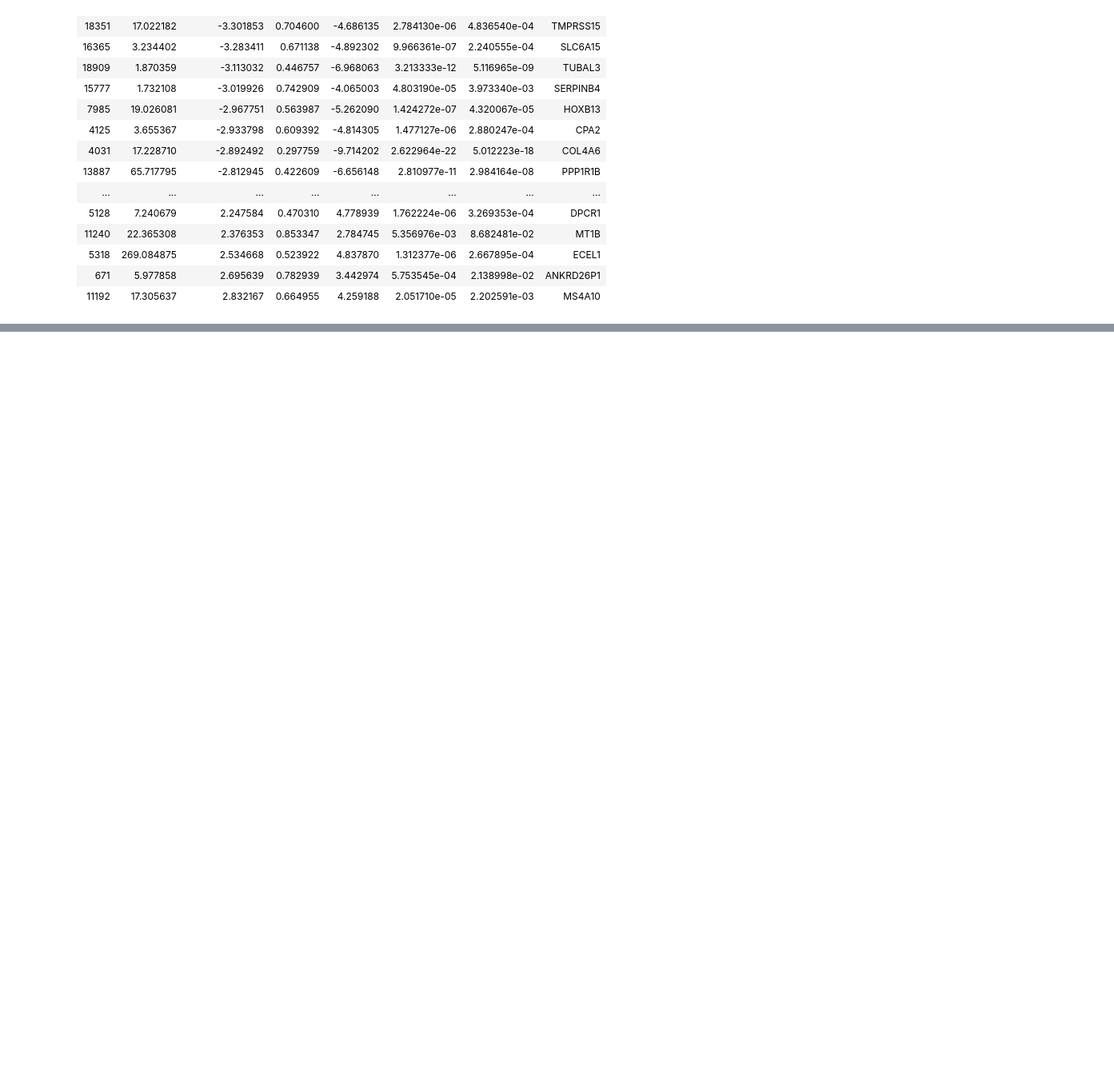
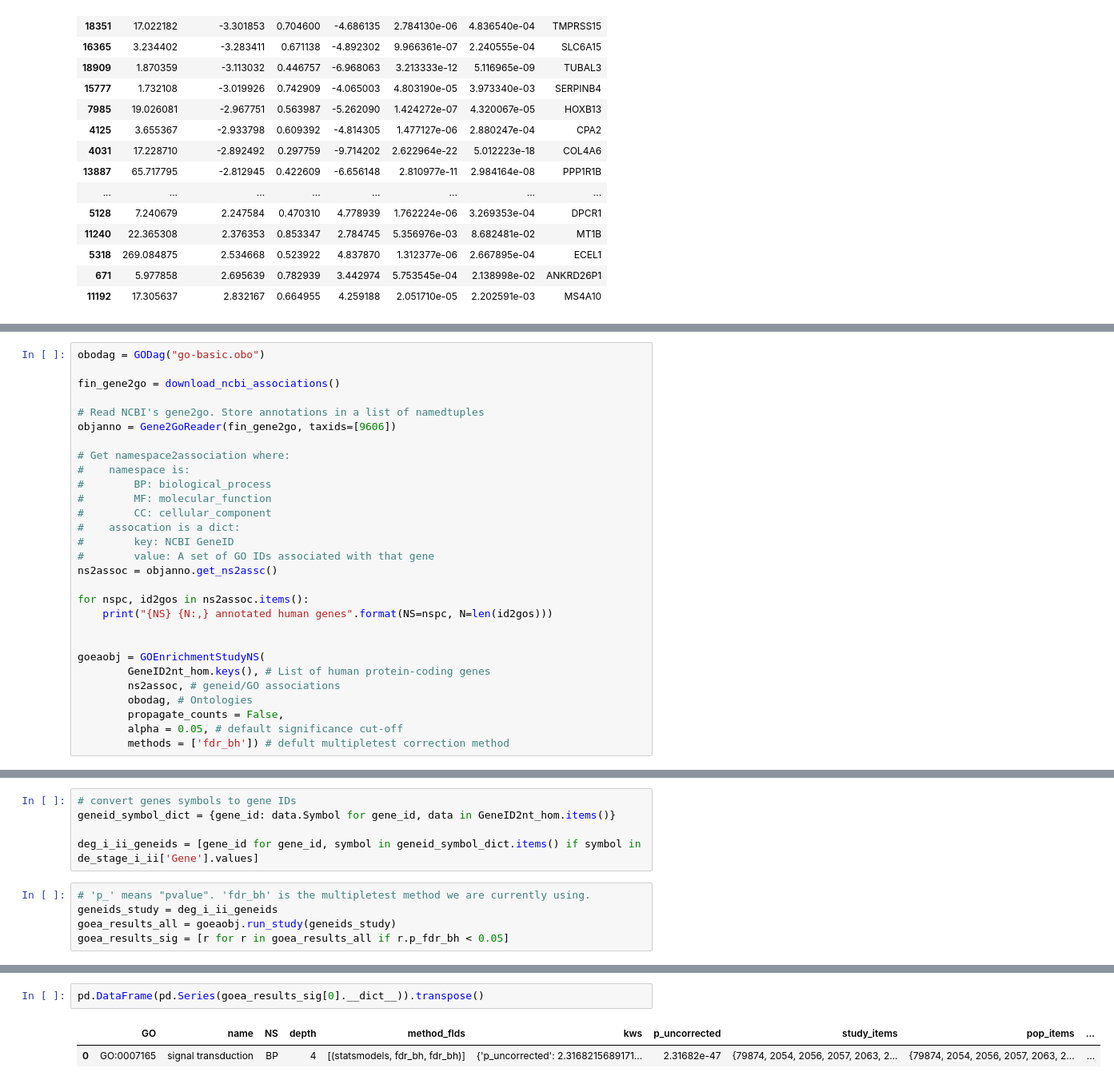
Before and after one commit to sohilsshah91/hacknights, a Jupyter notebook: tcga-series/post/post1_mwe_introduction.ipynb, the cells around one changed output, grey strips where cells are left out. Shown at 80% size. Cells and saved outputs as stored; diff of their text form; blank space fills up the shorter version.

```diff
--- a/tcga-series/post/post1_mwe_introduction.ipynb
+++ b/tcga-series/post/post1_mwe_introduction.ipynb
@@ -534,0 +499,29 @@ go_freq[80:120]
+# %%
+obodag = GODag("go-basic.obo")
+
+fin_gene2go = download_ncbi_associations()
+
+# Read NCBI's gene2go. Store annotations in a list of namedtuples
+objanno = Gene2GoReader(fin_gene2go, taxids=[9606])
+
+# Get namespace2association where:
+#    namespace is:
+#        BP: biological_process
+#        MF: molecular_function
+#        CC: cellular_component
+#    assocation is a dict:
+#        key: NCBI GeneID
+#        value: A set of GO IDs associated with that gene
+ns2assoc = objanno.get_ns2assc()
+
+for nspc, id2gos in ns2assoc.items():
+    print("{NS} {N:,} annotated human genes".format(NS=nspc, N=len(id2gos)))
+
+
+goeaobj = GOEnrichmentStudyNS(
+        GeneID2nt_hom.keys(), # List of human protein-coding genes
+        ns2assoc, # geneid/GO associations
+        obodag, # Ontologies
+        propagate_counts = False,
+        alpha = 0.05, # default significance cut-off
+        methods = ['fdr_bh']) # defult multipletest correction method
@@ -534,0 +548,10 @@ go_freq[80:120]
+# %%
+# convert genes symbols to gene IDs
+geneid_symbol_dict = {gene_id: data.Symbol for gene_id, data in GeneID2nt_hom.items()}
+
+deg_i_ii_geneids = [gene_id for gene_id, symbol in geneid_symbol_dict.items() if symbol in de_stage_i_ii['Gene'].values]
+# %%
+# 'p_' means "pvalue". 'fdr_bh' is the multipletest method we are currently using.
+geneids_study = deg_i_ii_geneids
+goea_results_all = goeaobj.run_study(geneids_study)
+goea_results_sig = [r for r in goea_results_all if r.p_fdr_bh < 0.05]
@@ -534,0 +580,5 @@ go_freq[80:120]
+# %%
+pd.DataFrame(pd.Series(goea_results_sig[0].__dict__)).transpose()
+# %% [output]
+|  | GO | name | NS | depth | method_flds | kws | p_uncorrected | study_items | pop_items | ... |
+| 0 | GO:0007165 | signal transduction | BP | 4 | [(statsmodels, fdr_bh, fdr_bh)] | {'p_uncorrected': 2.3168215689171... | 2.31682e-47 | {79874, 2054, 2056, 2057, 2063, 2... | {79874, 2054, 2056, 2057, 2063, 2... | ... |
```
Also changed, not shown: parts of 15 cells of this notebook.
